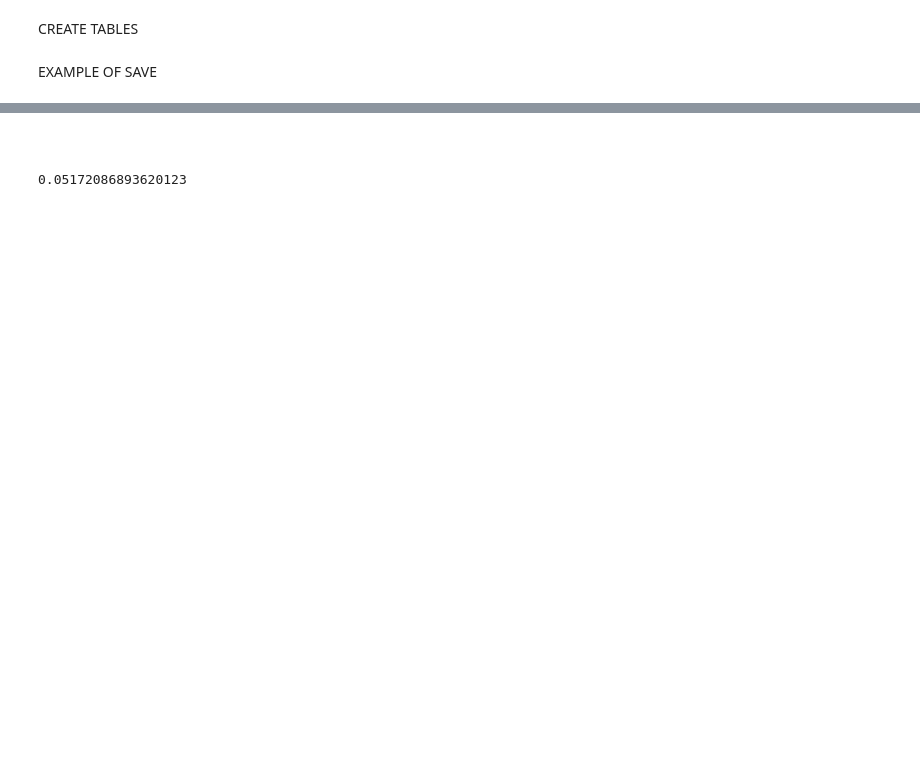
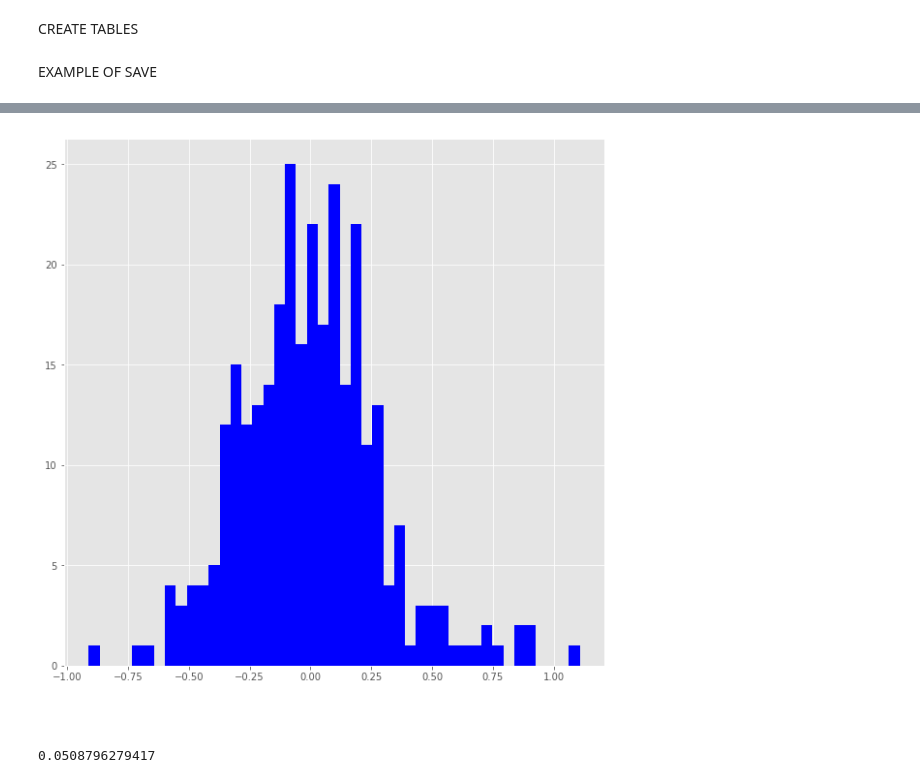
Before and after one commit to eduardocurado/crypto_bot, a Jupyter notebook: Crypto_trader_performance_analysis.ipynb, the cells around one changed output, grey strips where cells are left out. Saved outputs shown, nothing was run; the diff lists cells and outputs as text; code cells hidden in the pictures; blank space fills up the shorter version.

```diff
--- a/Crypto_trader_performance_analysis.ipynb
+++ b/Crypto_trader_performance_analysis.ipynb
@@ -380,0 +322,11 @@ ALL
+# %%
+date = '2018-01-01'
+date_end = '2018-12-31'
+coin = 'USDT_BTC'
+long_df = get_positions(coin, 'closed', date_end)
+mkt_trend_df = get_mkt_trend(coin, date_end, 1)
+mkt_trend_df['delta_dif'] = mkt_trend_df['delta_dif'] * 100
+mkt_trend_df = mkt_trend_df[['date', 'screen', 'dif_current', 'delta_dif']]
+merged = pd.merge(long_df, mkt_trend_df, how='inner', left_on=['date_ask'], right_on=['date'])
+
+mkt_trend_df.describe()
@@ -381,3 +343,9 @@ ALL
+# %%
+fig, ax = plt.subplots()
+ax.hist(mkt_trend_df.delta_dif, color = 'blue', bins = 45)
+plt.show()
+# %% [output]
+[figure, added]
 # %% [markdown]
 ##
 # %%
@@ -399,4 +367,4 @@ date_end = '2018-12-31'
 coin = 'USDT_BTC'
 calculate_vol(coin, date_end)
 # %% [output]
-0.05172086893620123
+0.0508796279417
```
Also changed, not shown: parts of 13 cells of this notebook, 6 other files.
